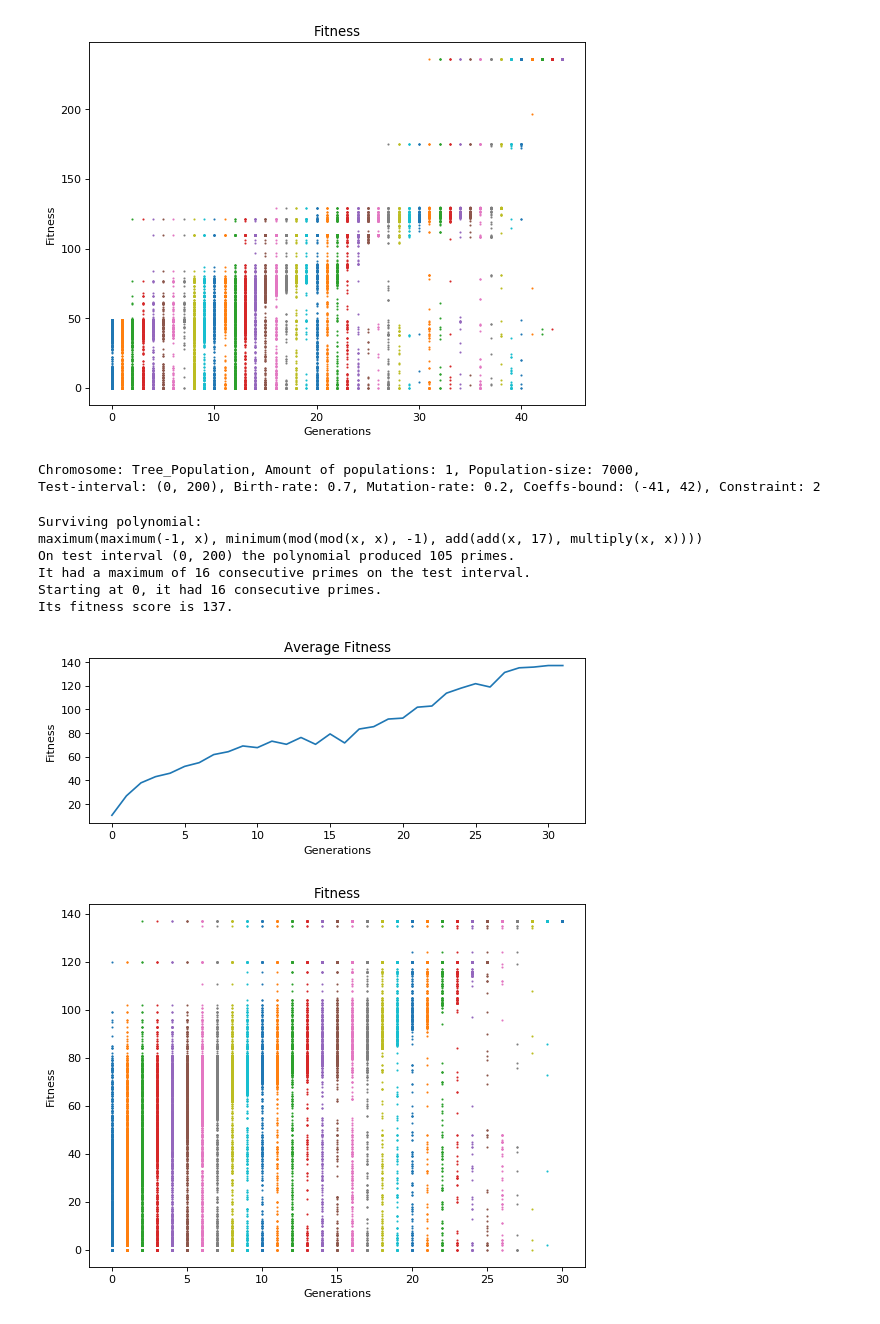
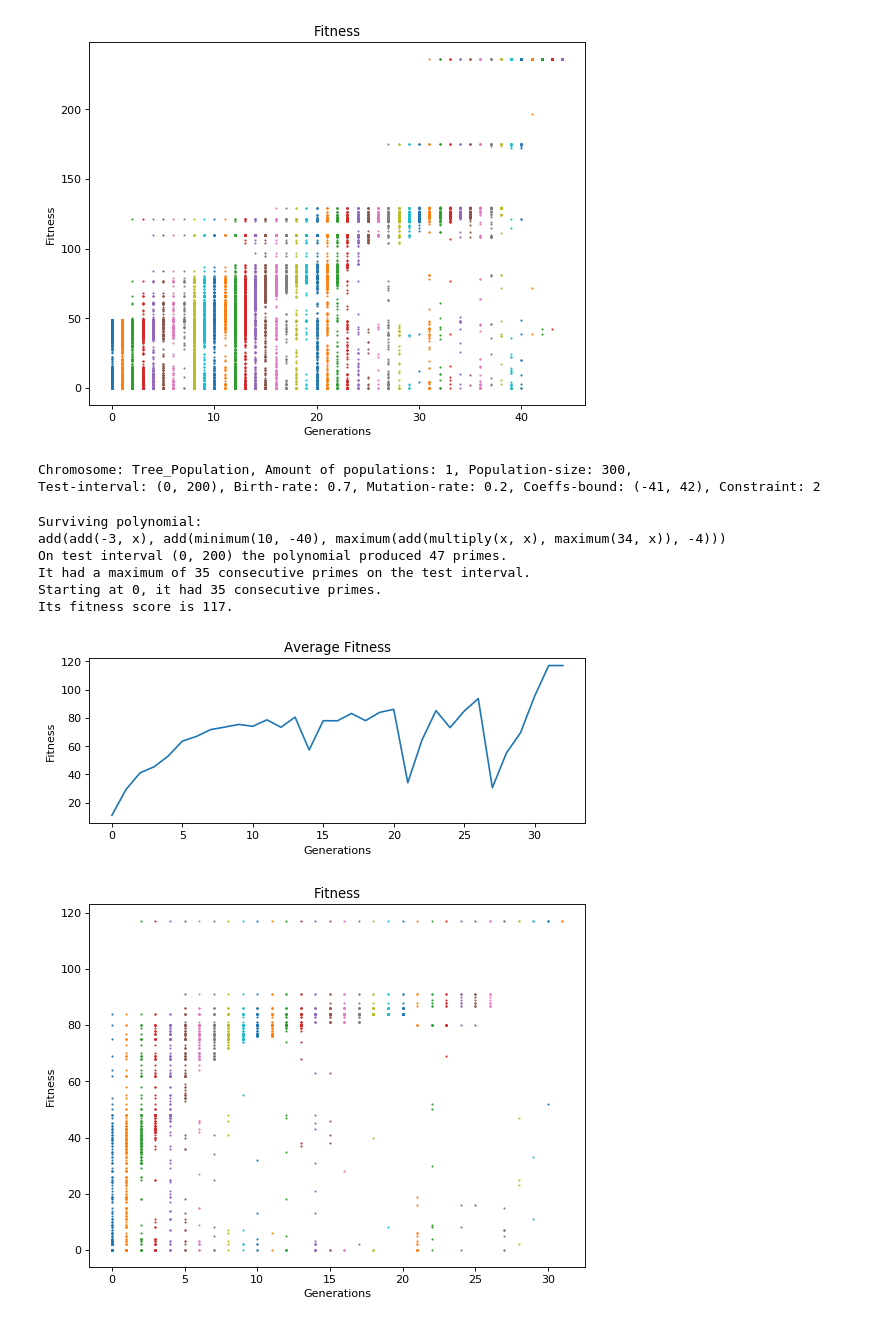
Before and after one commit to FreddoIsHere/GPandGA, a Jupyter notebook: Experiments.ipynb, the cells around one changed output. Saved outputs shown, nothing was run; the diff lists cells and outputs as text; code cells hidden in the pictures.

```diff
--- a/Experiments.ipynb
+++ b/Experiments.ipynb
@@ -426,33 +426,33 @@ Its fitness score is 236.
 # %%
 num_populations=1
 merge_point=0.5
 population_size=7000
 test_interval=(0, 200)
 birth_rate=0.7
 mutation=0.2
 coeffs_bound = (-41, 42)
 constraint = 2
 operator_functions=[add, multiply, maximum, minimum, mod]
-tree_pop_exp_custom = find_prime_polynomial(Tree_Population,
+tree_pop_exp_custom_2 = find_prime_polynomial(Tree_Population,
                                 [Fitness.number_of_consecutive_primes_in_interval,
                                 Fitness.number_of_primes_in_interval,
                                 Fitness.number_of_consecutive_primes],
                                 num_populations=num_populations, merge_point=merge_point,
                                 population_size=population_size,
                                 test_interval=test_interval, birth_rate=birth_rate,
                                 mutation=mutation, coeffs_bound=coeffs_bound,
                                          constraint=constraint, operator_functions=operator_functions)
-show_final_polynomials(tree_pop_exp_custom, test_interval)
-show_average_fitness(tree_pop_exp_custom, "function_exp_tree.pdf")
-show_scatter_fitness(tree_pop_exp_custom, "function_exp_2_tree.pdf")
+show_final_polynomials(tree_pop_exp_custom_2, test_interval)
+show_average_fitness(tree_pop_exp_custom_2, "function_exp_tree.pdf")
+show_scatter_fitness(tree_pop_exp_custom_2, "function_exp_2_tree.pdf")
 # %% [output]
-Chromosome: Tree_Population, Amount of populations: 1, Population-size: 7000,
+Chromosome: Tree_Population, Amount of populations: 1, Population-size: 300,
 Test-interval: (0, 200), Birth-rate: 0.7, Mutation-rate: 0.2, Coeffs-bound: (-41, 42), Constraint: 2
 Surviving polynomial:
-maximum(maximum(-1, x), minimum(mod(mod(x, x), -1), add(add(x, 17), multiply(x, x))))
-On test interval (0, 200) the polynomial produced 105 primes.
-It had a maximum of 16 consecutive primes on the test interval.
-Starting at 0, it had 16 consecutive primes.
-Its fitness score is 137.
+add(add(-3, x), add(minimum(10, -40), maximum(add(multiply(x, x), maximum(34, x)), -4)))
+On test interval (0, 200) the polynomial produced 47 primes.
+It had a maximum of 35 consecutive primes on the test interval.
+Starting at 0, it had 35 consecutive primes.
+Its fitness score is 117.
-[figure, old version]
+[figure, new version]
-[figure, old version]
+[figure, new version]
```
Also changed, not shown: parts of 4 cells of this notebook, 14 other files.
